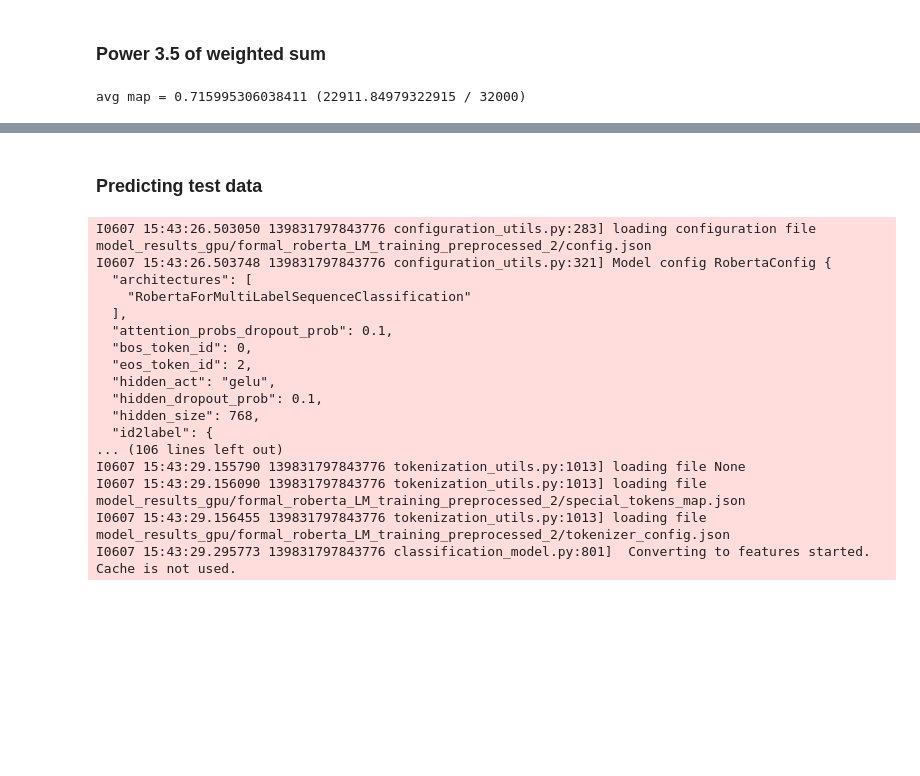
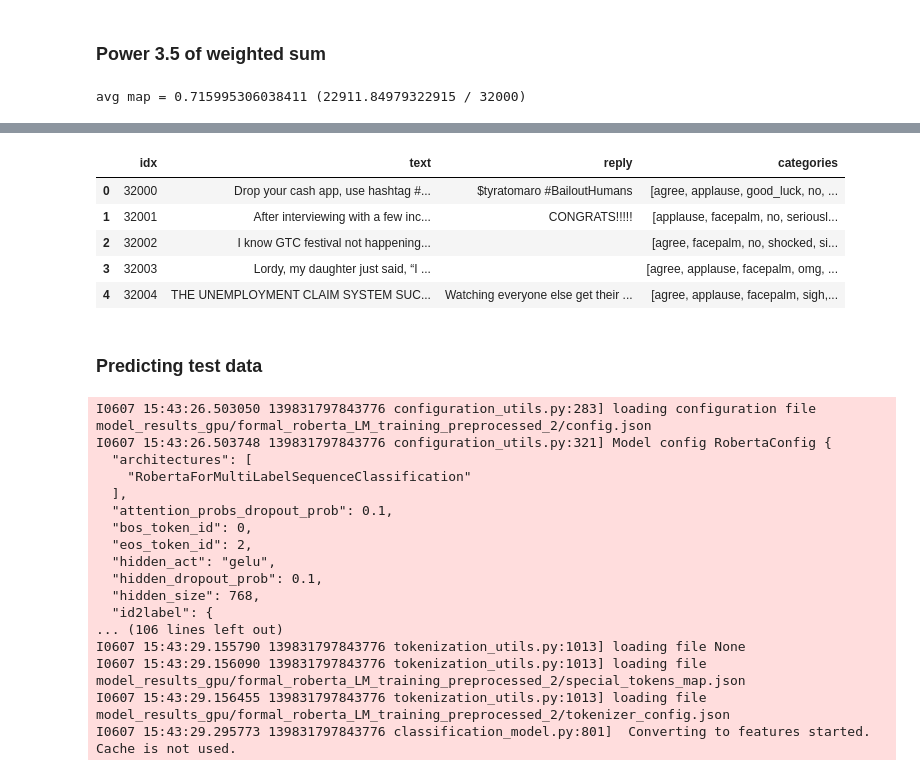
Before and after one commit to wywyWang/NLP-2020-EmotionGIF, a Jupyter notebook: EmotionGIF-V2.ipynb, the cells around one changed output, grey strips where cells are left out. Saved outputs shown, nothing was run; the diff lists cells and outputs as text; code cells hidden in the pictures; blank space fills up the shorter version.

Commit message:
add predict dev data

```diff
--- a/EmotionGIF-V2.ipynb
+++ b/EmotionGIF-V2.ipynb
@@ -644,0 +705,7 @@ avg map = 0.715995306038411 (22911.84979322915 / 32000)
+# %%
+for model_idx in range(2, 10):
+    model_roberta_base = MultiLabelClassificationModel('roberta', 'model_results_gpu/formal_roberta_LM_training_preprocessed_' + str(model_idx) + '/')
+    predictions_roberta_base, raw_outputs_roberta_base = model_roberta_base.predict(to_predict)
+    with open("./final_results/dev/roberta_" + str(model_idx) + ".csv", "w") as f:
+        writer = csv.writer(f)
+        writer.writerows(raw_outputs_roberta_base)
@@ -644,0 +1037,45 @@ avg map = 0.715995306038411 (22911.84979322915 / 32000)
+# %%
+files = listdir('./final_results/dev/')
+roberta_prob = np.zeros([len(df_test_result), len(categories_mapping)])
+bert_uncase_prob = np.zeros([len(df_test_result), len(categories_mapping)])
+bert_case_prob = np.zeros([len(df_test_result), len(categories_mapping)])
+for f in files:
+    if f.find('.') != 0:
+        model_prob = pd.read_csv('./final_results/dev/' + f, header=None)
+        probability_list = model_prob.values.tolist()
+        if f.find('roberta') >= 0:
+            roberta_prob = np.add(roberta_prob, probability_list)
+        if f.find('_case_') >= 0:
+            bert_case_prob = np.add(bert_case_prob, probability_list)
+        if f.find('uncase') >= 0:
+            bert_uncase_prob = np.add(bert_uncase_prob, probability_list)
+# %%
+roberta_count = 10
+bert_count = 5
+roberta_prob /= roberta_count
+bert_case_prob /= bert_count
+bert_uncase_prob /= bert_count
+# %%
+P = 3.5
+total_predict = []
+for eid, row_roberta_base in enumerate(roberta_prob):
+    row = (row_roberta_base ** P) * 3.0 + \
+            (bert_case_prob[eid] ** P) * 0.8 + (bert_uncase_prob[eid] ** P) * 0.8
+    predict_class = []
+    correct = 0
+    sort_index = sorted(range(len(row)), key=lambda k: row[k], reverse=True)
+    for key, value in categories_mapping.items():
+        if value in sort_index[0:6]:
+            predict_class.append(key)
+
+    total_predict.append(predict_class)
+# %%
+df_dev_ori['categories'] = total_predict
+df_dev_ori.head()
+# %% [output]
+|  | idx | text | reply | categories |
+| 0 | 32000 | Drop your cash app, use hashtag #... | $tyratomaro #BailoutHumans | [agree, applause, good_luck, no, ... |
+| 1 | 32001 | After interviewing with a few inc... | CONGRATS!!!!! | [applause, facepalm, no, seriousl... |
+| 2 | 32002 | I know GTC festival not happening... |  | [agree, facepalm, no, shocked, si... |
+| 3 | 32003 | Lordy, my daughter just said, “I ... |  | [agree, applause, facepalm, omg, ... |
+| 4 | 32004 | THE UNEMPLOYMENT CLAIM SYSTEM SUC... | Watching everyone else get their ... | [agree, applause, facepalm, sigh,... |
```
Also changed, not shown: parts of 9 cells of this notebook.
